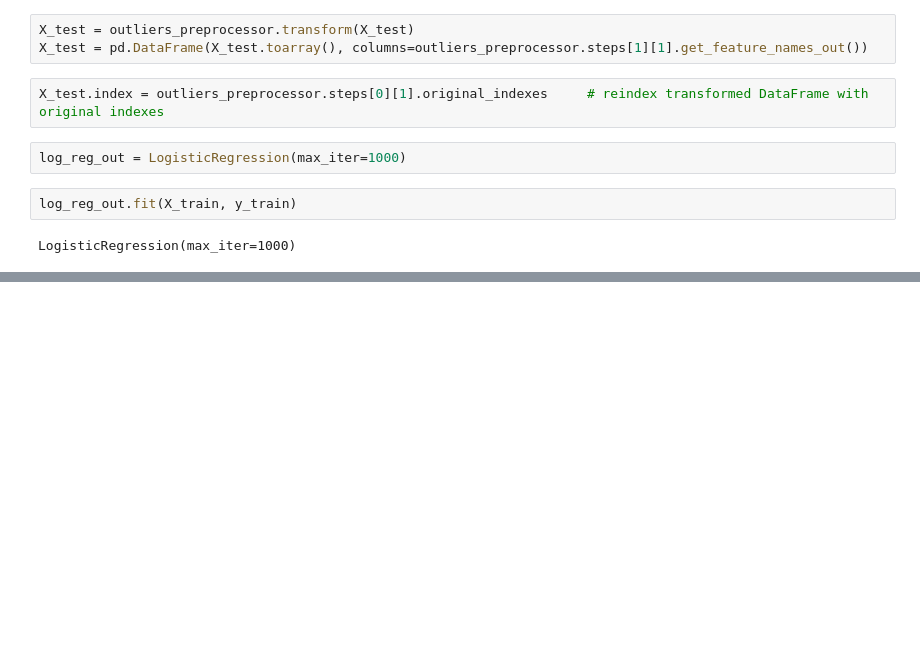
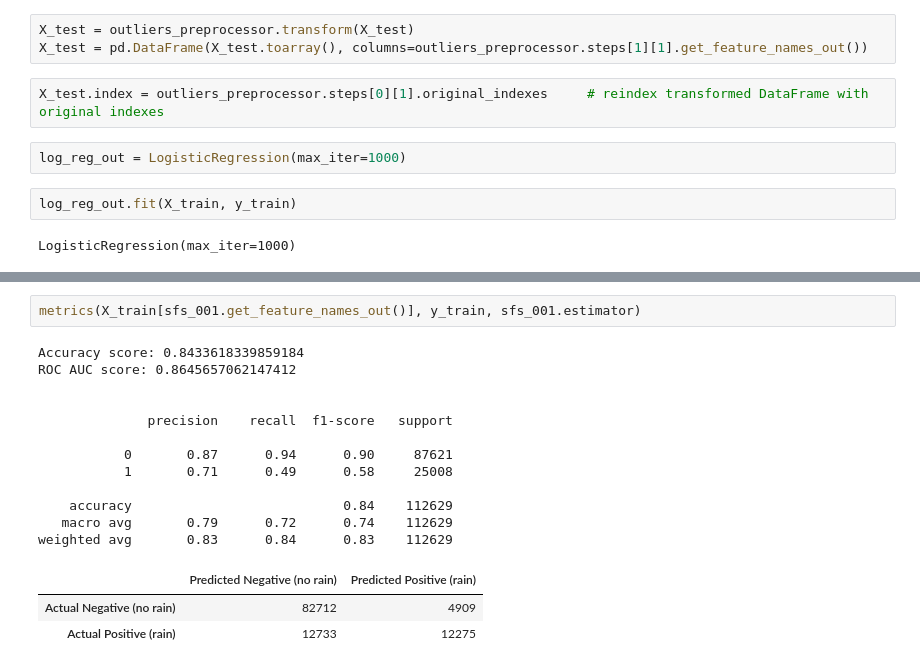
Before and after one commit to TomaszWasilewski/Predict-rain-in-Australia, a Jupyter notebook: rain_in_australia.ipynb, the cells around one changed output, grey strips where cells are left out. Saved outputs shown, nothing was run; the diff lists cells and outputs as text; blank space fills up the shorter version.

```diff
--- a/rain_in_australia.ipynb
+++ b/rain_in_australia.ipynb
@@ -1230,0 +1380,18 @@ weighted avg       0.84      0.83      0.83    112629
+# %%
+metrics(X_train[sfs_001.get_feature_names_out()], y_train, sfs_001.estimator)
+# %% [output]
+Accuracy score: 0.8433618339859184
+ROC AUC score: 0.8645657062147412
+
+
+              precision    recall  f1-score   support
+
+           0       0.87      0.94      0.90     87621
+           1       0.71      0.49      0.58     25008
+
+    accuracy                           0.84    112629
+   macro avg       0.79      0.72      0.74    112629
+weighted avg       0.83      0.84      0.83    112629
+|  | Predicted Negative (no rain) | Predicted Positive (rain) |
+| Actual Negative (no rain) | 82712 | 4909 |
+| Actual Positive (rain) | 12733 | 12275 |
```
Also changed, not shown: parts of 28 cells of this notebook.
